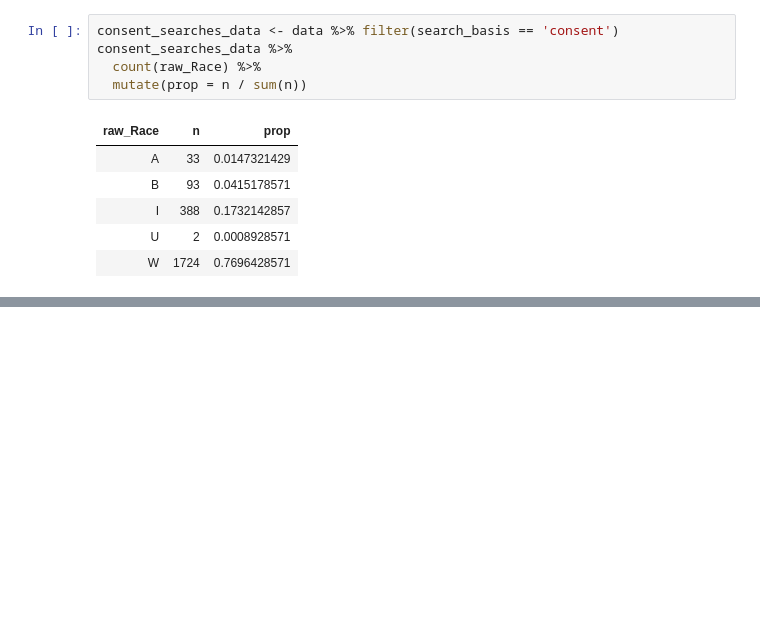
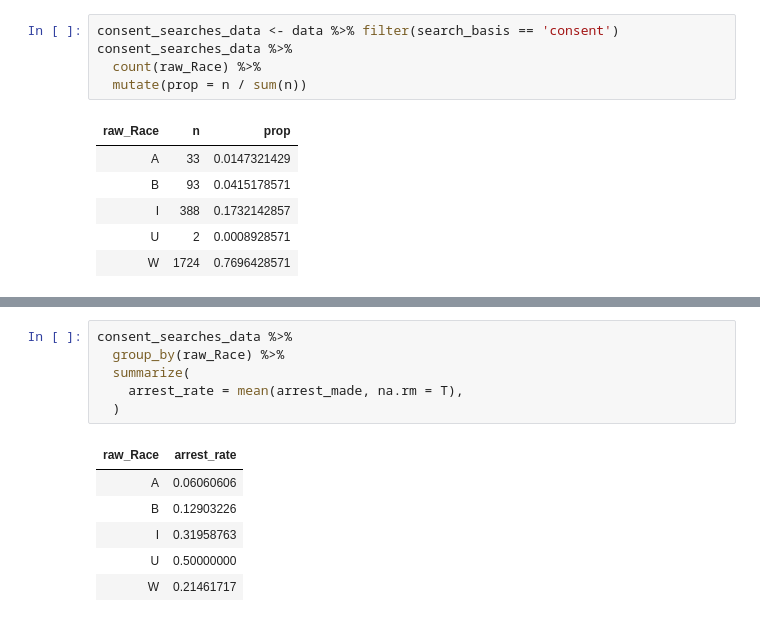
Before and after one commit to mattkiefer/biglocalpolicing, a Jupyter notebook: bulletproofing.ipynb, the cells around one changed output, grey strips where cells are left out. Cells and saved outputs as stored; diff of their text form; blank space fills up the shorter version.

Commit message:
added arrest rates

```diff
--- a/bulletproofing.ipynb
+++ b/bulletproofing.ipynb
@@ -325,0 +334,13 @@ consent_searches_data %>%
+# %%
+consent_searches_data %>%
+  group_by(raw_Race) %>%
+  summarize(
+    arrest_rate = mean(arrest_made, na.rm = T),
+  )
+# %% [output]
+| raw_Race | arrest_rate |
+| A | 0.06060606 |
+| B | 0.12903226 |
+| I | 0.31958763 |
+| U | 0.50000000 |
+| W | 0.21461717 |
```
Also changed, not shown: parts of 1 cell of this notebook.
